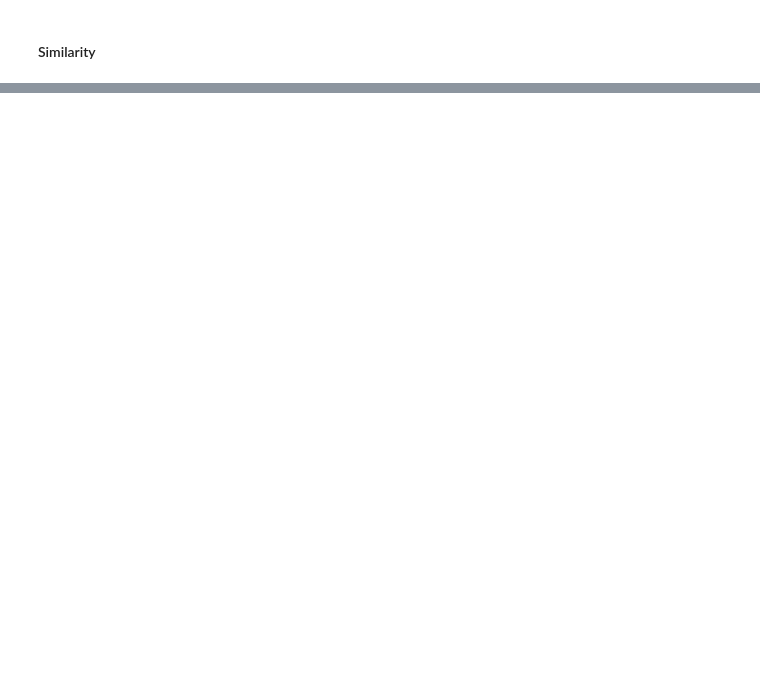
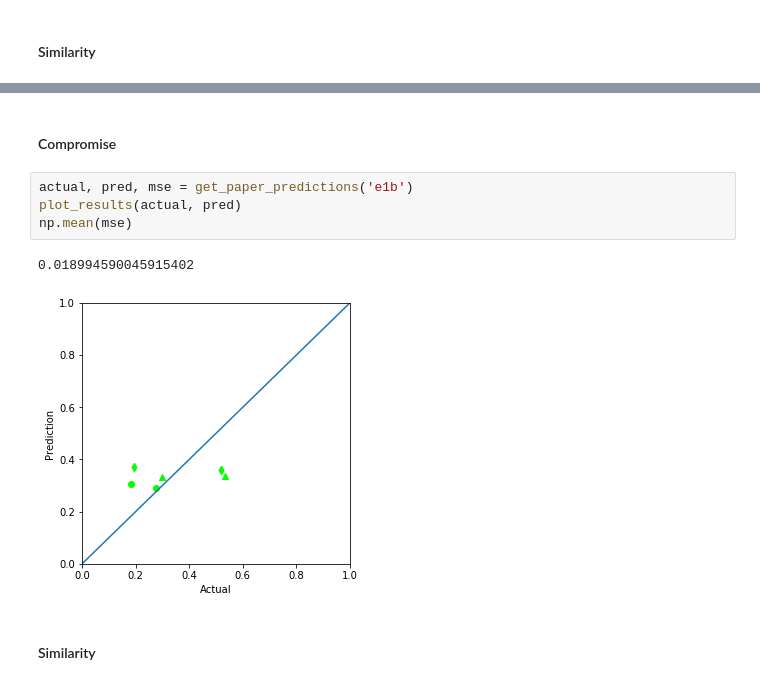
Before and after one commit to Rahgooy/mlba_ml, a Jupyter notebook: Aggregate learning.ipynb, the cells around one changed output, grey strips where cells are left out. Saved outputs shown, nothing was run; the diff lists cells and outputs as text; blank space fills up the shorter version.

```diff
--- a/Aggregate learning.ipynb
+++ b/Aggregate learning.ipynb
@@ -114,0 +165,11 @@ plot_results(actual, pred)
+# %% [markdown]
+#### Compromise
+# %%
+actual, pred, mse = get_paper_predictions('e1b')
+plot_results(actual, pred)
+np.mean(mse)
+# %% [output]
+0.018994590045915402
+[figure, added]
+# %% [markdown]
+#### Similarity
```
Also changed, not shown: parts of 13 cells of this notebook.
